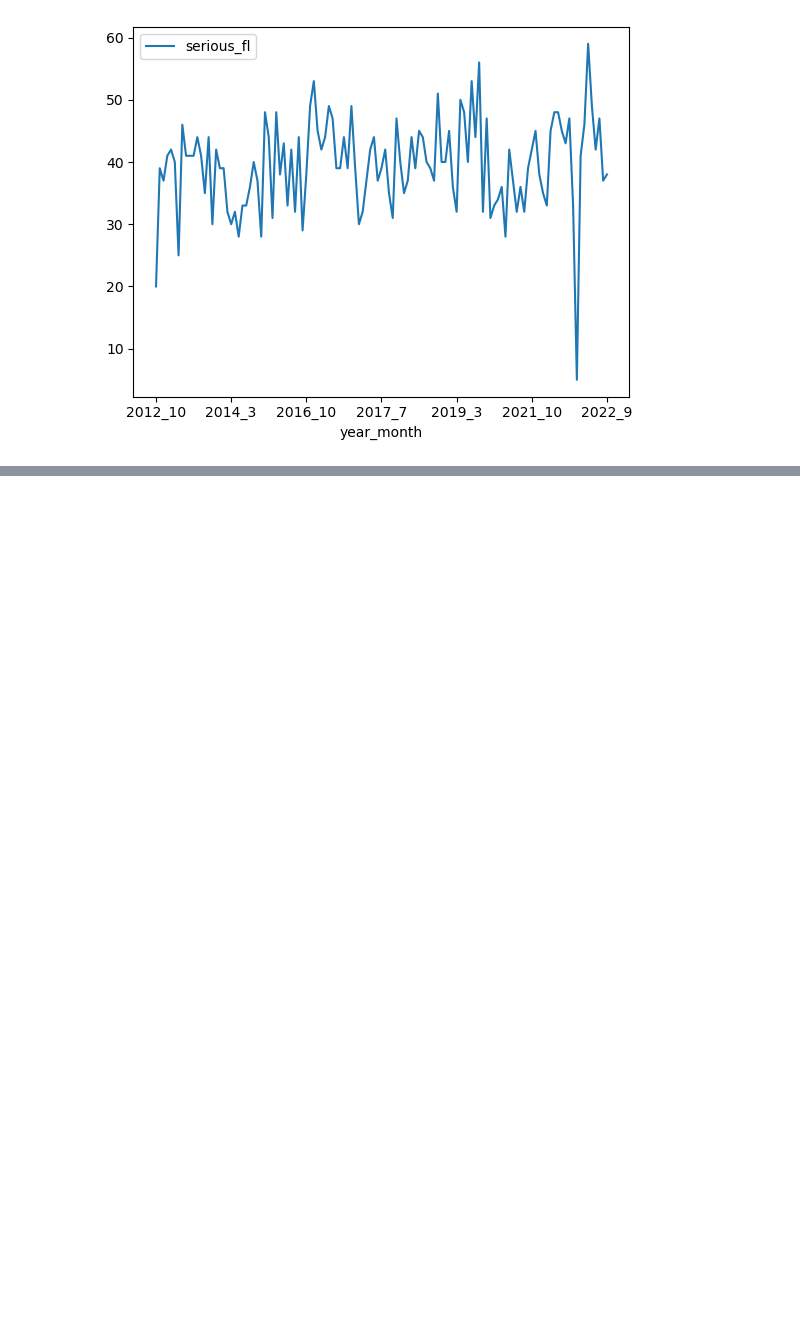
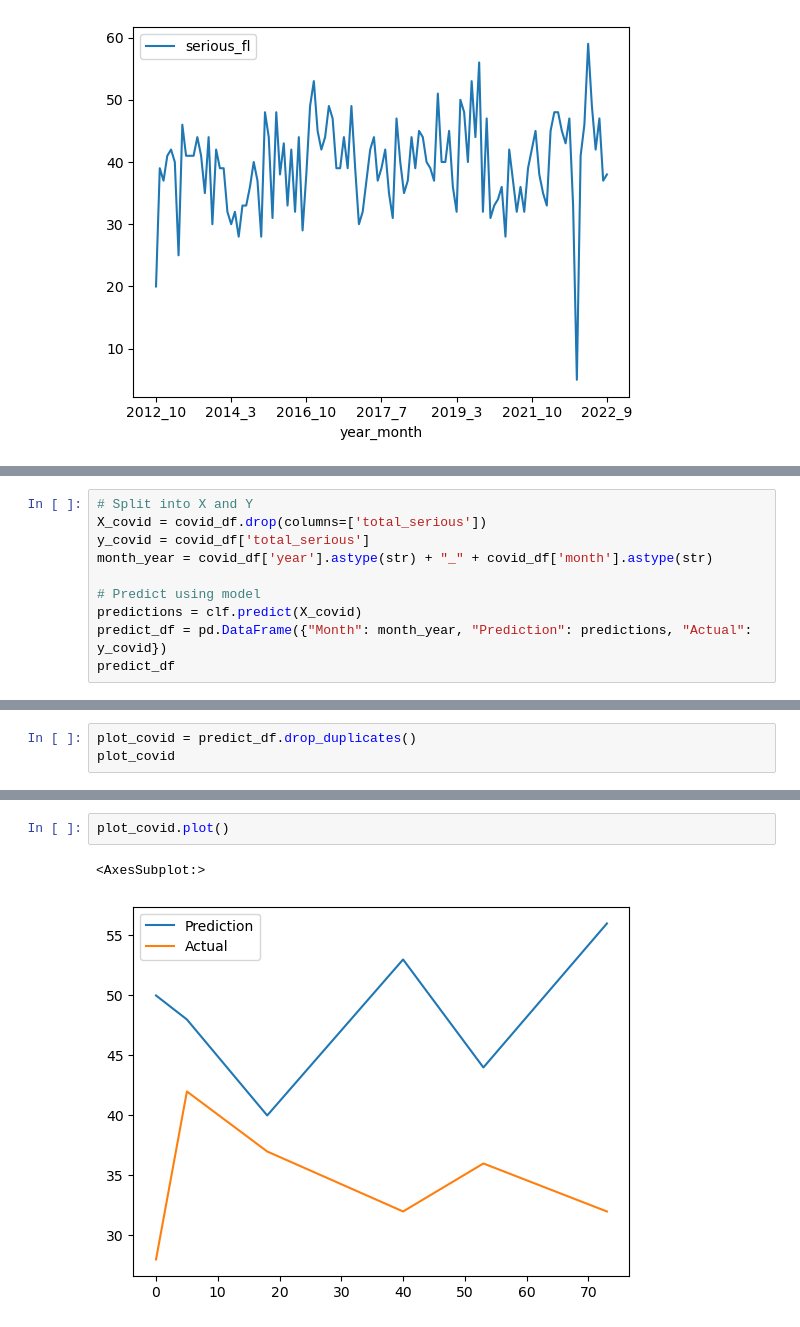
Before and after one commit to jcaraway-na/final_project_VEJ_S, a Jupyter notebook: python_ml_environment/ml_attempt_three.ipynb, the cells around one changed output, grey strips where cells are left out. Drawn from its saved outputs; the diff is of its cells as text; blank space fills up the shorter version.

Commit message:
Updating attempt 3 with plot)

```diff
--- a/python_ml_environment/ml_attempt_three.ipynb
+++ b/python_ml_environment/ml_attempt_three.ipynb
@@ -133,0 +107,10 @@ accuracy_score(y_covid, predictions)
+# %%
+# Split into X and Y
+X_covid = covid_df.drop(columns=['total_serious'])
+y_covid = covid_df['total_serious']
+month_year = covid_df['year'].astype(str) + "_" + covid_df['month'].astype(str)
+
+# Predict using model
+predictions = clf.predict(X_covid)
+predict_df = pd.DataFrame({"Month": month_year, "Prediction": predictions, "Actual": y_covid})
+predict_df
@@ -133,0 +136,3 @@ accuracy_score(y_covid, predictions)
+# %%
+plot_covid = predict_df.drop_duplicates()
+plot_covid
@@ -133,0 +147,5 @@ accuracy_score(y_covid, predictions)
+# %%
+plot_covid.plot()
+# %% [output]
+<AxesSubplot:>
+[figure, added]
```
Also changed, not shown: parts of 11 cells of this notebook.
